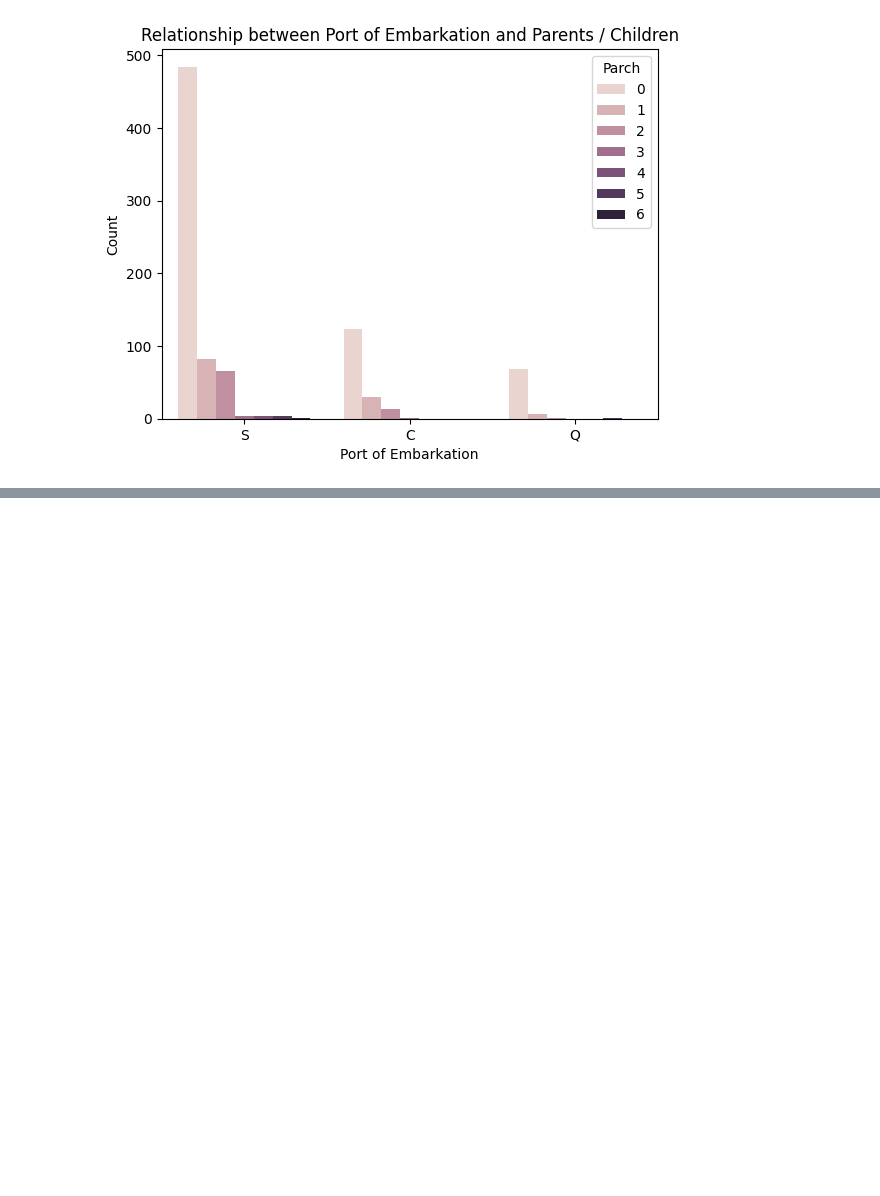
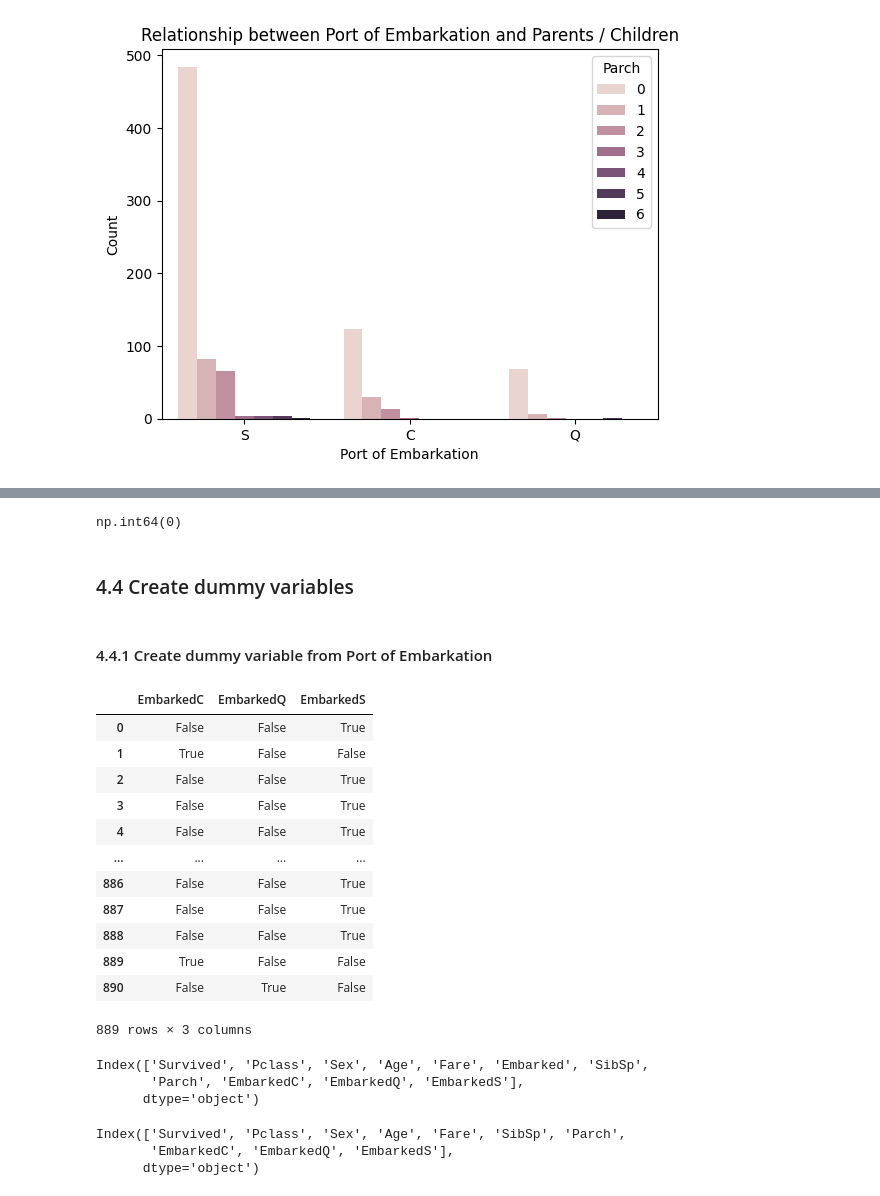
Before and after one commit to mchojna/titanic-competition, a Jupyter notebook: titanic.ipynb, the cells around one changed output, grey strips where cells are left out. Drawn from its saved outputs; the diff is of its cells as text; code cells hidden in the pictures; blank space fills up the shorter version.

```diff
--- a/titanic.ipynb
+++ b/titanic.ipynb
@@ -880,0 +935,8 @@ plt.show()
+# %%
+def fill_age(row):
+    if pd.isnull(row["Age"]):
+        return GROUP_MEDIAN.loc[row["Sex"], row["Pclass"]]
+    else:
+        return row["Age"]
+# %%
+train_clean["Age"] = train_clean.apply(fill_age, axis=1)
@@ -880,0 +959,33 @@ plt.show()
+# %%
+train_clean = train_clean[~train_clean["Embarked"].isna()]
+# %%
+train_clean["Embarked"].isna().sum()
+# %% [output]
+np.int64(0)
+# %% [markdown]
+### 4.4 Create dummy variables
+# %% [markdown]
+#### 4.4.1 Create dummy variable from Port of Embarkation
+# %%
+embarked = pd.get_dummies(
+    data=train_clean["Embarked"],
+    prefix="Embarked",
+    prefix_sep="",
+    drop_first=False
+)
+# %%
+embarked
+# %% [output]
+|  | EmbarkedC | EmbarkedQ | EmbarkedS |
+| 0 | False | False | True |
+| 1 | True | False | False |
+| 2 | False | False | True |
+| 3 | False | False | True |
+| 4 | False | False | True |
+| ... | ... | ... | ... |
+| 886 | False | False | True |
+| 887 | False | False | True |
+| 888 | False | False | True |
+| 889 | True | False | False |
+| 890 | False | True | False |
+889 rows × 3 columns
@@ -880,0 +994,6 @@ plt.show()
+# %%
+train_clean.columns
+# %% [output]
+Index(['Survived', 'Pclass', 'Sex', 'Age', 'Fare', 'Embarked', 'SibSp',
+       'Parch', 'EmbarkedC', 'EmbarkedQ', 'EmbarkedS'],
+      dtype='object')
@@ -880,0 +1002,6 @@ plt.show()
+# %%
+train_clean.columns
+# %% [output]
+Index(['Survived', 'Pclass', 'Sex', 'Age', 'Fare', 'SibSp', 'Parch',
+       'EmbarkedC', 'EmbarkedQ', 'EmbarkedS'],
+      dtype='object')
```
Also changed, not shown: parts of 57 cells of this notebook.
